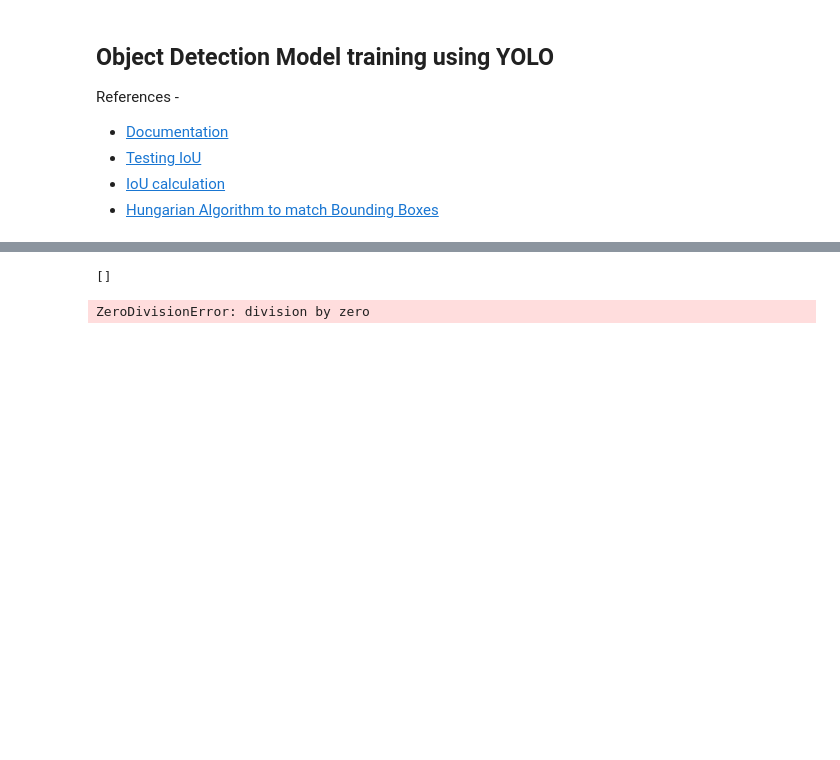
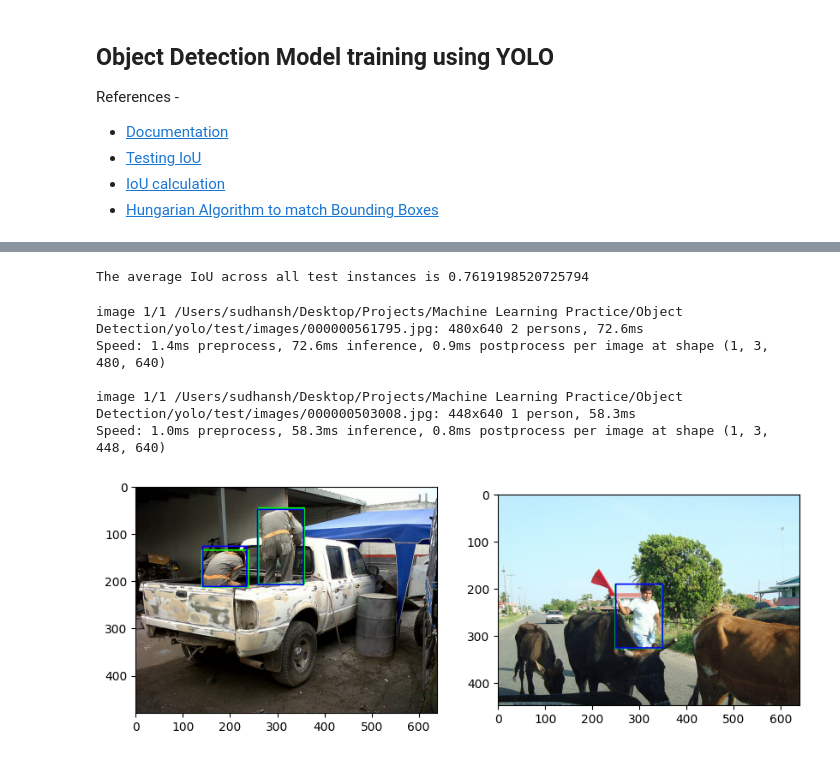
Before and after one commit to Sudhansh6/YOLO-Object-Detection, a Jupyter notebook: main.ipynb, the cells around one changed output, grey strips where cells are left out. Cells and saved outputs as stored; diff of their text form; code cells hidden in the pictures; blank space fills up the shorter version.

```diff
--- a/main.ipynb
+++ b/main.ipynb
@@ -221,13 +216,16 @@ test_labels_folder = output_dir + 'test/labels'
 test_files = os.listdir(test_images_folder)
 sum_iou = 0
 ious = defaultdict(float)
+num_test = len(test_files)
 
+# Create a folder to save the results
 results_folder = output_dir + 'results/'
 if not os.path.exists(results_folder):
 	os.mkdir(results_folder)
 
+# Iterate through the test files to test the performance
 for test_file in test_files:
-    res = model.predict(test_images_folder + test_file)
+    res = model.predict(test_images_folder + test_file, classes=[0])
     res[0].save(results_folder + test_file)
 
     gt = ground_truths[test_file]
@@ -253,14 +251,40 @@ for test_file in test_files:
 
     sum_iou += mean_iou
     ious[test_file] = (mean_iou, assigned_ious)
-# %%
-test_files = os.listdir(test_images_folder)
-print(test_files)
-# %% [output]
-[]
 # %%
 # Calculate the mean across all test cases
-num_test = len(test_files)
-print(sum_iou/num_test)
+print("The average IoU across all test instances is", sum_iou/num_test)
 # %% [output]
-ZeroDivisionError: division by zero
+The average IoU across all test instances is 0.7619198520725794
+# %%
+# Show some sample output results
+n_samples = 2
+random_tests = np.random.choice(test_files, n_samples)
+
+fig, ax = plt.subplots(1, n_samples, figsize=(n_samples*5, 5))
+
+for i, test_file in enumerate(random_tests):
+    res = model.predict(test_images_folder + test_file, classes=[0])
+    preds = res[0].boxes.xywhn.numpy()
+    img = cv2.imread(test_images_folder + test_file)
+    img = cv2.cvtColor(img, cv2.COLOR_BGR2RGB)
+    h, w, _ = img.shape
+    anns = ground_truths[test_file]
+    for ann in anns:
+        start = (int((ann[0] - ann[2]/2)*w), int((ann[1] - ann[3]/2)*h))
+        end = (int((ann[0] + ann[2]/2)*w), int((ann[1] + ann[3]/2)*h))
+        img = cv2.rectangle(img, start, end, (0, 255, 0), 2)
+
+    for ann in preds:
+        start = (int((ann[0] - ann[2]/2)*w), int((ann[1] - ann[3]/2)*h))
+        end = (int((ann[0] + ann[2]/2)*w), int((ann[1] + ann[3]/2)*h))
+        img = cv2.rectangle(img, start, end, (0, 0, 255), 2)
+
+    ax[i].imshow(img)
+# %% [output]
+image 1/1 /Users/sudhansh/Desktop/Projects/Machine Learning Practice/Object Detection/yolo/test/images/000000561795.jpg: 480x640 2 persons, 72.6ms
+Speed: 1.4ms preprocess, 72.6ms inference, 0.9ms postprocess per image at shape (1, 3, 480, 640)
+
+image 1/1 /Users/sudhansh/Desktop/Projects/Machine Learning Practice/Object Detection/yolo/test/images/000000503008.jpg: 448x640 1 person, 58.3ms
+Speed: 1.0ms preprocess, 58.3ms inference, 0.8ms postprocess per image at shape (1, 3, 448, 640)
+[figure, added]
```
Also changed, not shown: parts of 10 cells of this notebook.
